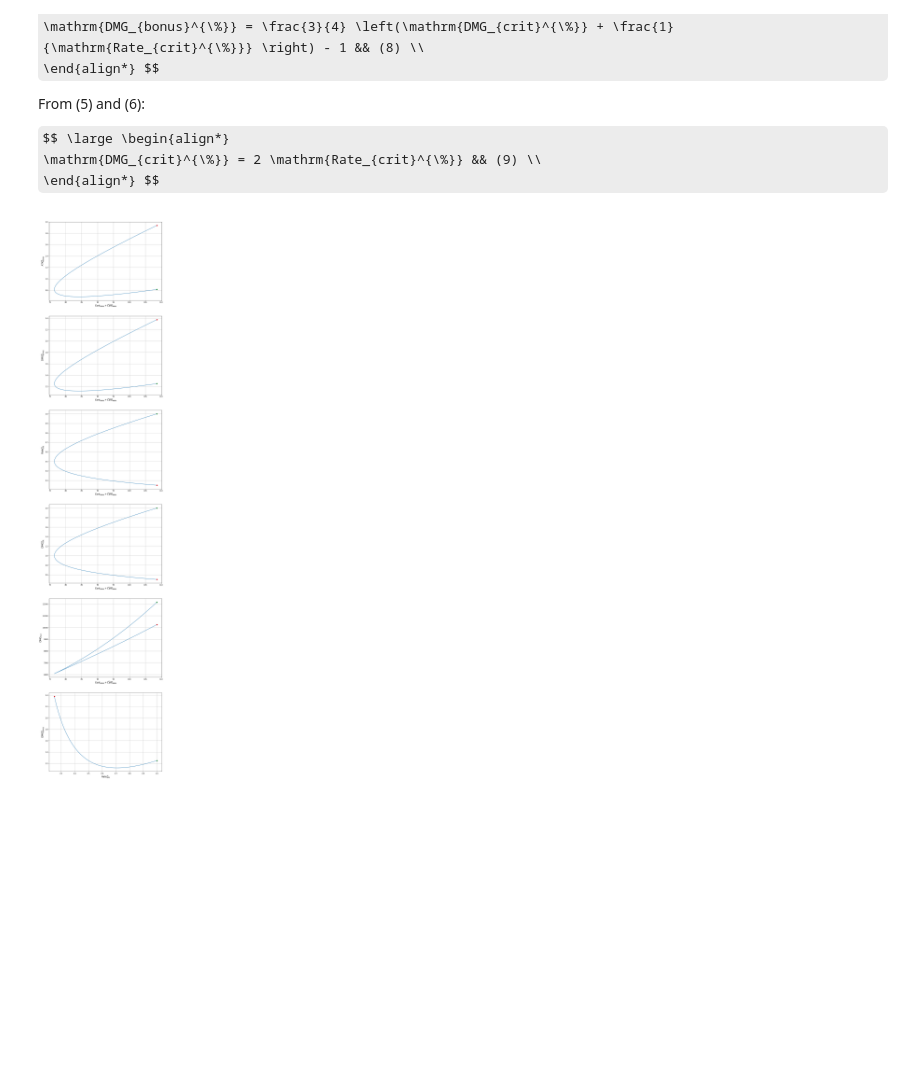
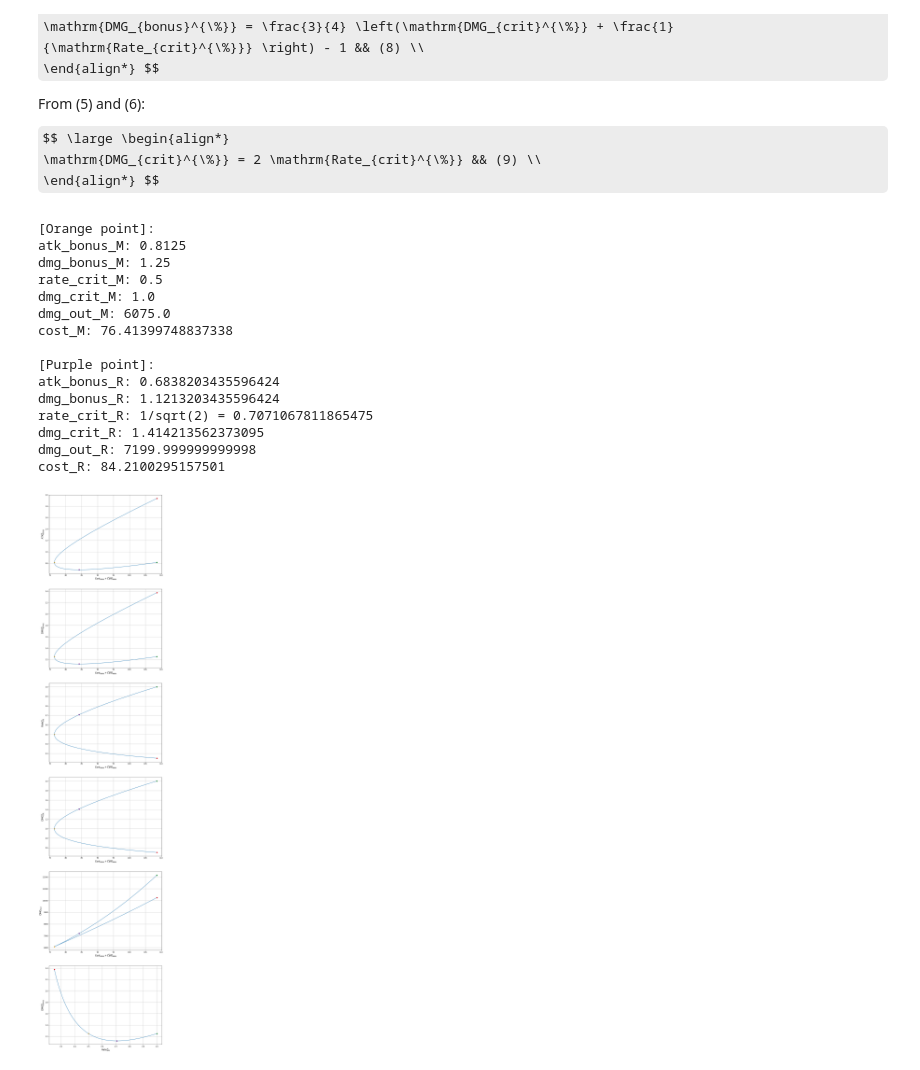
Before and after one commit to raolirom/genshin-notebooks, a Jupyter notebook: artifact-continuous-optimization.ipynb, the cells around one changed output. Saved outputs shown, nothing was run; the diff lists cells and outputs as text; code cells hidden in the pictures; some formulas as TeX source; blank space fills up the shorter version.

Commit message:
Orange point and purple point

```diff
--- a/artifact-continuous-optimization.ipynb
+++ b/artifact-continuous-optimization.ipynb
@@ -63,9 +63,22 @@ rate_crit = np.linspace(0.25, 1.0, 1000)
 dmg_crit = 2 * rate_crit
 dmg_bonus = (3/4) * (dmg_crit + 1/rate_crit) - 1
 atk_bonus = dmg_bonus - atk_flat / atk_base
-
 dmg_out = (atk_base * (1 + atk_bonus) + atk_flat) * (1 + dmg_bonus) * (1 + rate_crit * dmg_crit)
 cost = atk_bonus/0.0466 + dmg_bonus/0.0466 + rate_crit/0.0311 + dmg_crit/0.0622
+
+rate_crit_M = 0.5
+dmg_crit_M = 2 * rate_crit_M
+dmg_bonus_M = (3/4) * (dmg_crit_M + 1/rate_crit_M) - 1
+atk_bonus_M = dmg_bonus_M - atk_flat / atk_base
+dmg_out_M = (atk_base * (1 + atk_bonus_M) + atk_flat) * (1 + dmg_bonus_M) * (1 + rate_crit_M * dmg_crit_M)
+cost_M = atk_bonus_M/0.0466 + dmg_bonus_M/0.0466 + rate_crit_M/0.0311 + dmg_crit_M/0.0622
+
+rate_crit_R = 1 / np.sqrt(2)
+dmg_crit_R = 2 * rate_crit_R
+dmg_bonus_R = (3/4) * (dmg_crit_R + 1/rate_crit_R) - 1
+atk_bonus_R = dmg_bonus_R - atk_flat / atk_base
+dmg_out_R = (atk_base * (1 + atk_bonus_R) + atk_flat) * (1 + dmg_bonus_R) * (1 + rate_crit_R * dmg_crit_R)
+cost_R = atk_bonus_R/0.0466 + dmg_bonus_R/0.0466 + rate_crit_R/0.0311 + dmg_crit_R/0.0622
 
 fig, axs = pyplot.subplots(6, figsize=(12, 60))
 
@@ -74,6 +87,8 @@ axs[0].set_xlabel(r'$\mathrm{Cost_{stats}} + \mathrm{\widetilde{Cost}_{stats}}$'
 axs[0].plot(cost, atk_bonus)
 axs[0].scatter(cost[0], atk_bonus[0], color='red')
 axs[0].scatter(cost[-1], atk_bonus[-1], color='green')
+axs[0].scatter(cost_M, atk_bonus_M, color='orange')
+axs[0].scatter(cost_R, atk_bonus_R, color='purple')
 axs[0].grid()
 
 axs[1].set_ylabel(r'$\mathrm{DMG_{bonus}^{\%}}$', fontsize=14)
@@ -81,34 +96,75 @@ axs[1].set_xlabel(r'$\mathrm{Cost_{stats}} + \mathrm{\widetilde{Cost}_{stats}}$'
 axs[1].plot(cost, dmg_bonus)
 axs[1].scatter(cost[0], dmg_bonus[0], color='red')
 axs[1].scatter(cost[-1], dmg_bonus[-1], color='green')
+axs[1].scatter(cost_M, dmg_bonus_M, color='orange')
+axs[1].scatter(cost_R, dmg_bonus_R, color='purple')
 axs[1].grid()
 
 axs[2].set_ylabel(r'$\mathrm{Rate_{crit}^{\%}}$', fontsize=14)
 axs[2].set_xlabel(r'$\mathrm{Cost_{stats}} + \mathrm{\widetilde{Cost}_{stats}}$', fontsize=14)
 axs[2].plot(cost, rate_crit)
 axs[2].scatter(cost[0], rate_crit[0], color='red')
 axs[2].scatter(cost[-1], rate_crit[-1], color='green')
+axs[2].scatter(cost_M, rate_crit_M, color='orange')
+axs[2].scatter(cost_R, rate_crit_R, color='purple')
 axs[2].grid()
 
 axs[3].set_ylabel(r'$\mathrm{DMG_{crit}^{\%}}$', fontsize=14)
 axs[3].set_xlabel(r'$\mathrm{Cost_{stats}} + \mathrm{\widetilde{Cost}_{stats}}$', fontsize=14)
 axs[3].plot(cost, dmg_crit)
 axs[3].scatter(cost[0], dmg_crit[0], color='red')
 axs[3].scatter(cost[-1], dmg_crit[-1], color='green')
+axs[3].scatter(cost_M, dmg_crit_M, color='orange')
+axs[3].scatter(cost_R, dmg_crit_R, color='purple')
 axs[3].grid()
 
 axs[4].set_ylabel(r'$\mathrm{DMG_{out}}$', fontsize=14)
 axs[4].set_xlabel(r'$\mathrm{Cost_{stats}} + \mathrm{\widetilde{Cost}_{stats}}$', fontsize=14)
 axs[4].plot(cost, dmg_out)
 axs[4].scatter(cost[0], dmg_out[0], color='red')
 axs[4].scatter(cost[-1], dmg_out[-1], color='green')
+axs[4].scatter(cost_M, dmg_out_M, color='orange')
+axs[4].scatter(cost_R, dmg_out_R, color='purple')
 axs[4].grid()
 
 axs[5].set_ylabel(r'$\mathrm{DMG_{bonus}^{\%}}$', fontsize=14)
 axs[5].set_xlabel(r'$\mathrm{Rate_{crit}^{\%}}$', fontsize=14)
 axs[5].plot(rate_crit, dmg_bonus)
 axs[5].scatter(rate_crit[0], dmg_bonus[0], color='red')
 axs[5].scatter(rate_crit[-1], dmg_bonus[-1], color='green')
+axs[5].scatter(rate_crit_M, dmg_bonus_M, color='orange')
+axs[5].scatter(rate_crit_R, dmg_bonus_R, color='purple')
 axs[5].grid()
+
+print('[Orange point]:')
+print('atk_bonus_M: {}'.format(atk_bonus_M))
+print('dmg_bonus_M: {}'.format(dmg_bonus_M))
+print('rate_crit_M: {}'.format(rate_crit_M))
+print('dmg_crit_M: {}'.format(dmg_crit_M))
+print('dmg_out_M: {}'.format(dmg_out_M))
+print('cost_M: {}\n'.format(cost_M))
+
+print('[Purple point]:')
+print('atk_bonus_R: {}'.format(atk_bonus_R))
+print('dmg_bonus_R: {}'.format(dmg_bonus_R))
+print('rate_crit_R: 1/sqrt(2) = {}'.format(rate_crit_R))
+print('dmg_crit_R: {}'.format(dmg_crit_R))
+print('dmg_out_R: {}'.format(dmg_out_R))
+print('cost_R: {}\n'.format(cost_R))
 # %% [output]
+[Orange point]:
+atk_bonus_M: 0.8125
+dmg_bonus_M: 1.25
+rate_crit_M: 0.5
+dmg_crit_M: 1.0
+dmg_out_M: 6075.0
+cost_M: 76.41399748837338
+
+[Purple point]:
+atk_bonus_R: 0.6838203435596424
+dmg_bonus_R: 1.1213203435596424
+rate_crit_R: 1/sqrt(2) = 0.7071067811865475
+dmg_crit_R: 1.414213562373095
+dmg_out_R: 7199.999999999998
+cost_R: 84.2100295157501
-[figure, old version]
+[figure, new version]
```
